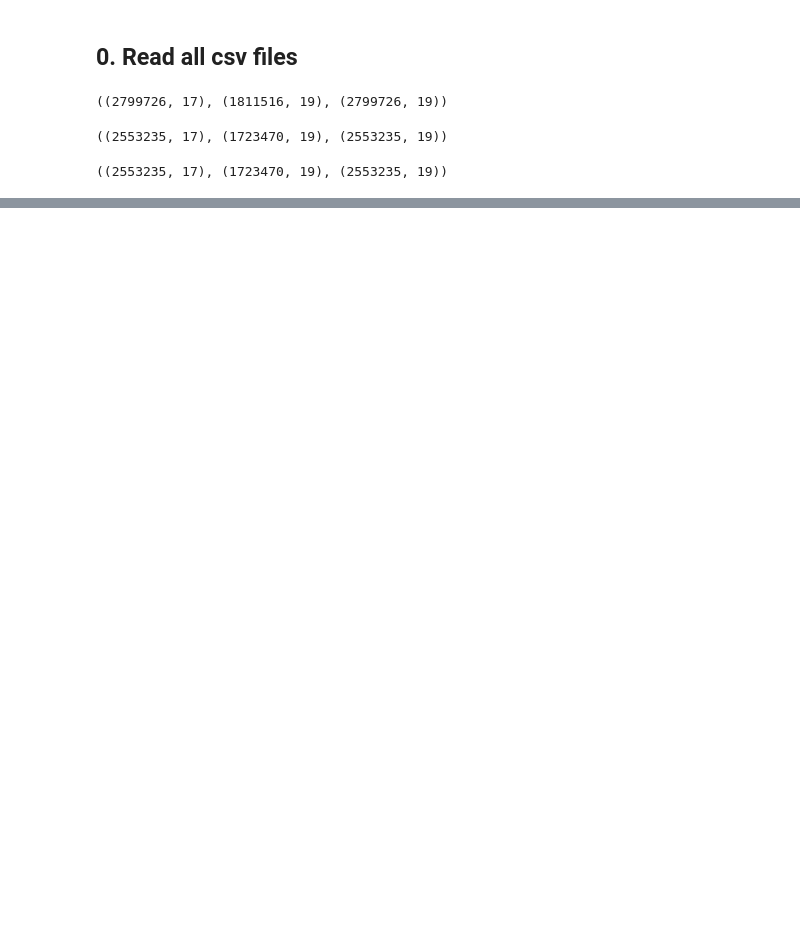
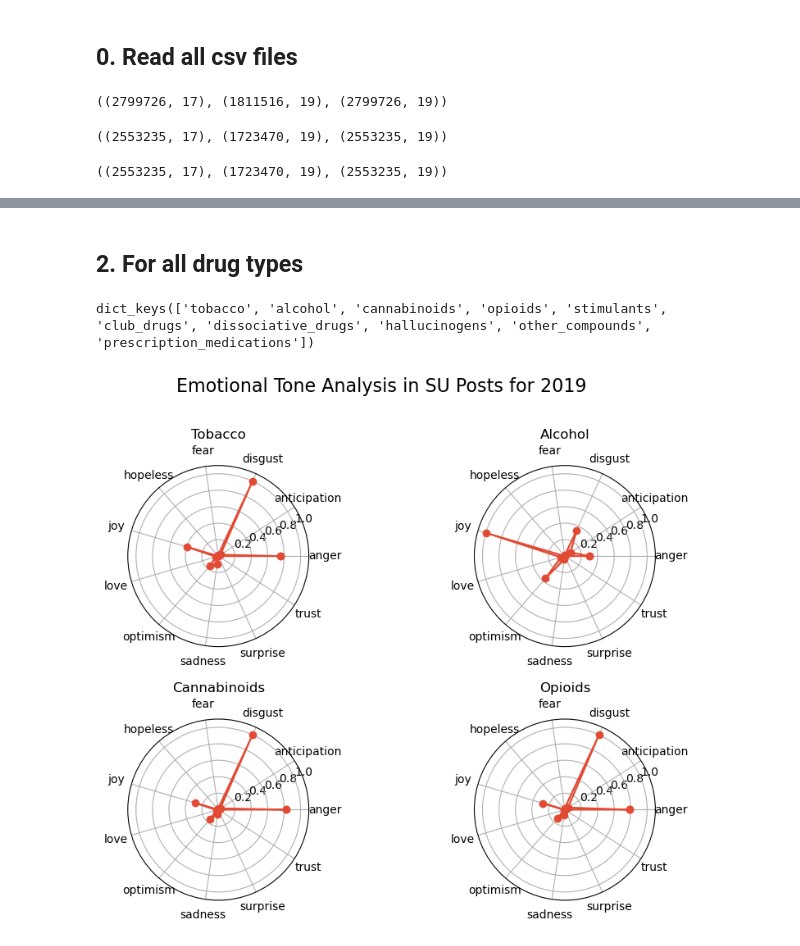
Before and after one commit to JulinaM/DemographicAnalysis, a Jupyter notebook: Emotion_Analysis.ipynb, the cells around one changed output, grey strips where cells are left out. Cells and saved outputs as stored; diff of their text form; code cells hidden in the pictures; blank space fills up the shorter version.

Commit message:
added emotion analysis by drug type

```diff
--- a/Emotion_Analysis.ipynb
+++ b/Emotion_Analysis.ipynb
@@ -109,6 +148,8 @@ def prepare_data(dataset):
 
         all_data[y] = result_map
     return all_data
+# %%
+all_data = prepare_data([df_2019, df_2020, df_2021], [2019, 2020, 2021])
 # %%
 def plot_radar(ax, groups,  data, groupname, ylim):
     red_rgb = '#E24A33'
@@ -193,0 +221,2 @@ for i, y in enumerate(years):
+# %% [markdown]
+## 2. For  all drug types
@@ -193,0 +236,49 @@ for i, y in enumerate(years):
+# %%
+def plot_radar(ax, values):
+    red_rgb = '#E24A33'
+    feature = ['anger', 'anticipation', 'disgust', 'fear', 'hopeless', 'joy', 'love', 'optimism', 'sadness', 'surprise', 'trust']
+    N= len(feature)
+
+    angles = np.linspace(0, 2 * np.pi, N, endpoint=False).tolist()
+    ax.plot(angles + angles[:1], values + values[:1], color=red_rgb, marker= 'o', markersize=6)
+    ax.fill(angles + angles[:1], values + values[:1], alpha=0.25, color=red_rgb)
+    ax.set_ylim(0.0, 1.1)
+
+    ax.set_thetagrids(np.degrees(angles), feature)
+    plt.xticks(fontsize=6)
+    plt.yticks(fontsize=6)
+    ax.grid(True)
+    # ax.legend(loc='upper left', bbox_to_anchor=(1.15,1), ncol=1, frameon=True, fancybox=True, shadow=False, fontsize=8)
+    # ax.legend(None)
+# %%
+def plot_by_drug_types(data, main_title, year, drug_cols):
+    fig, axs = plt.subplots(5, 2, figsize=(10, 18), subplot_kw={'polar': True})  # Adjust the grid size (3x2) and figure size as needed
+    axs = axs.flatten()
+
+    for i, d in enumerate(drug_cols):
+        df = data[data['drug_type']==d][['anger', 'anticipation', 'disgust', 'fear', 'hopeless', 'joy', 'love', 'optimism', 'sadness', 'surprise', 'trust']].sum()
+        numbers_array = np.array(df)
+        normalized_numbers = (numbers_array - numbers_array.min()) / (numbers_array.max() - numbers_array.min())
+        normalized_list = normalized_numbers.tolist()
+        plot_radar(axs[i], normalized_list)
+        axs[i].set_title(f'{drugs_map[d]}', fontsize=12)
+
+    for j in range(len(drug_cols), len(axs)):
+        fig.delaxes(axs[j])
+
+    plt.subplots_adjust(top=0.95)
+    fig.suptitle(main_title, fontsize=16)
+    plt.subplots_adjust(hspace=0.4, top=0.92)
+
+    plt.savefig(year+'_radar_plots.png', bbox_inches='tight')
+    plt.show()
+# %%
+drugs_map.keys()
+# %% [output]
+dict_keys(['tobacco', 'alcohol', 'cannabinoids', 'opioids', 'stimulants', 'club_drugs', 'dissociative_drugs', 'hallucinogens', 'other_compounds', 'prescription_medications'])
+# %%
+y =2019
+plot_by_drug_types(df_2019, f'Emotional Tone Analysis in SU Posts for {y}',f'{y}_I', ['tobacco', 'alcohol', 'cannabinoids', 'opioids'])
+plot_by_drug_types(df_2019, f'Emotional Tone Analysis in SU Posts for {y}',f'{y}_II', [ 'stimulants', 'club_drugs','dissociative_drugs', 'hallucinogens', 'other_compounds', 'prescription_medications'])
+# %% [output]
+[figure, added]
```
Also changed, not shown: parts of 14 cells of this notebook.
